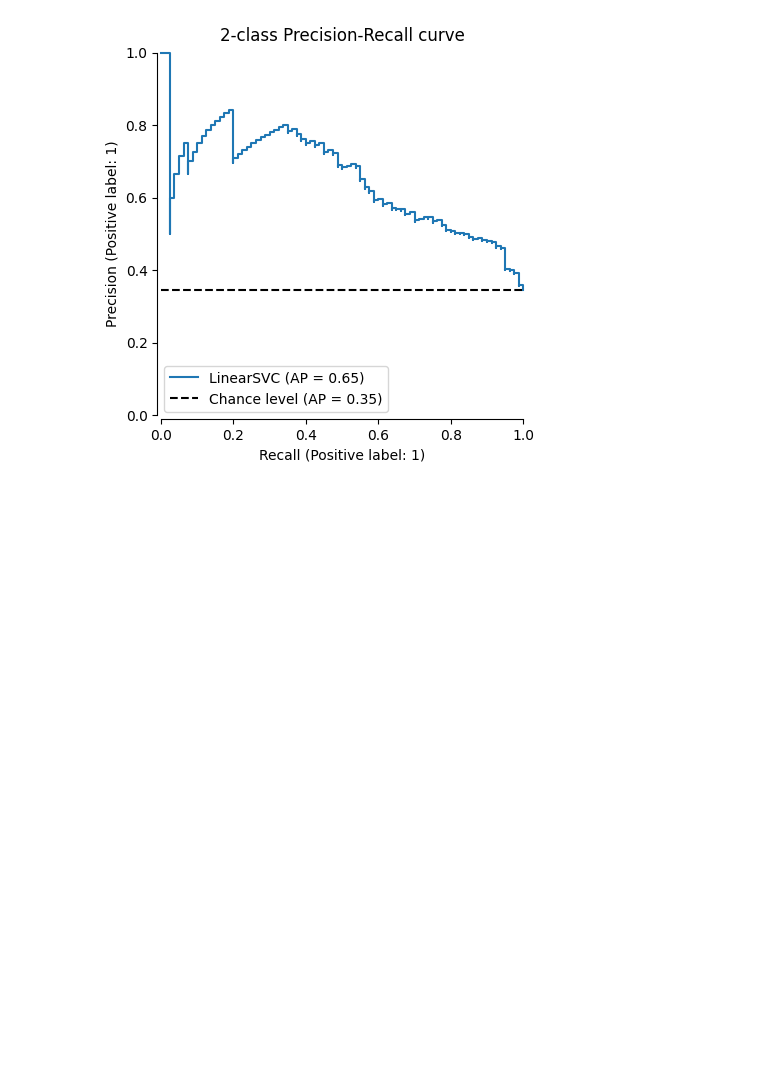
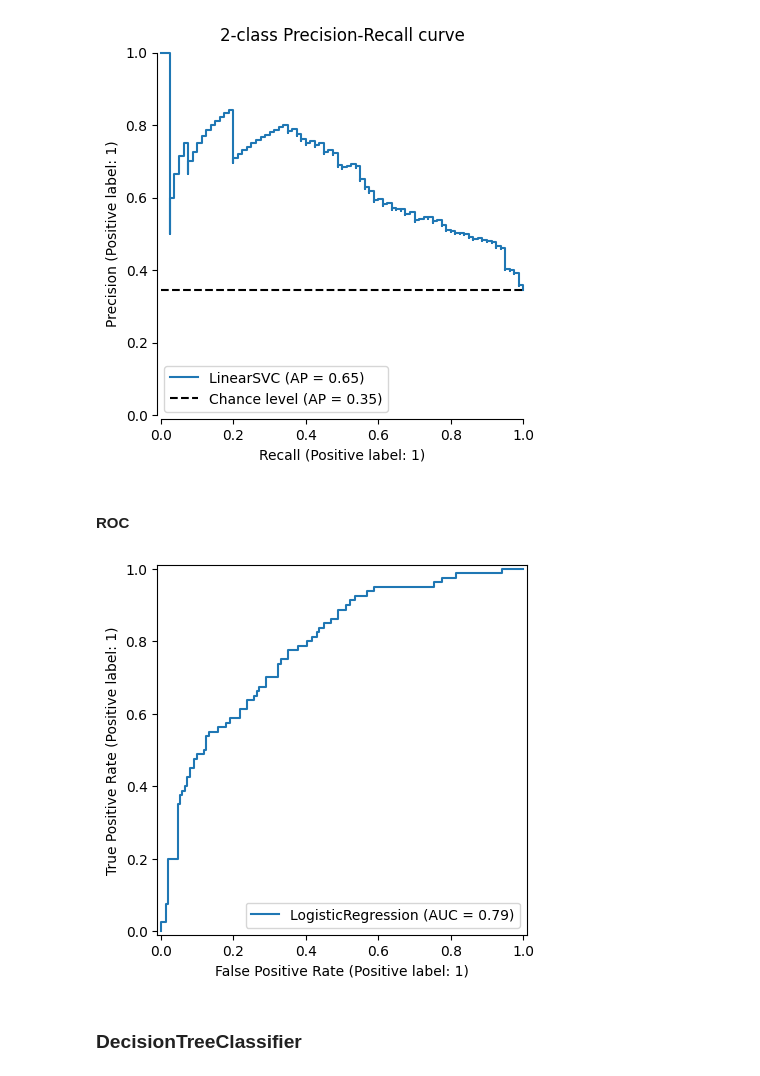
Before and after one commit to pratiksontakke/evaluation_03_ml, a Jupyter notebook: logistic_regression_decision_trees.ipynb, the cells around one changed output. Cells and saved outputs as stored; diff of their text form; code cells hidden in the pictures; blank space fills up the shorter version.

```diff
--- a/logistic_regression_decision_trees.ipynb
+++ b/logistic_regression_decision_trees.ipynb
@@ -115,3 +120,12 @@ display = PrecisionRecallDisplay.from_estimator(
 _ = display.ax_.set_title("2-class Precision-Recall curve")
 # %% [output]
 [figure]
+# %% [markdown]
+#### ROC
+# %%
+svc_disp = RocCurveDisplay.from_estimator(clf, X_test, y_test)
+plt.show()
+# %% [output]
+[figure, added]
+# %% [markdown]
+### DecisionTreeClassifier
```
Also changed, not shown: parts of 14 cells of this notebook.
